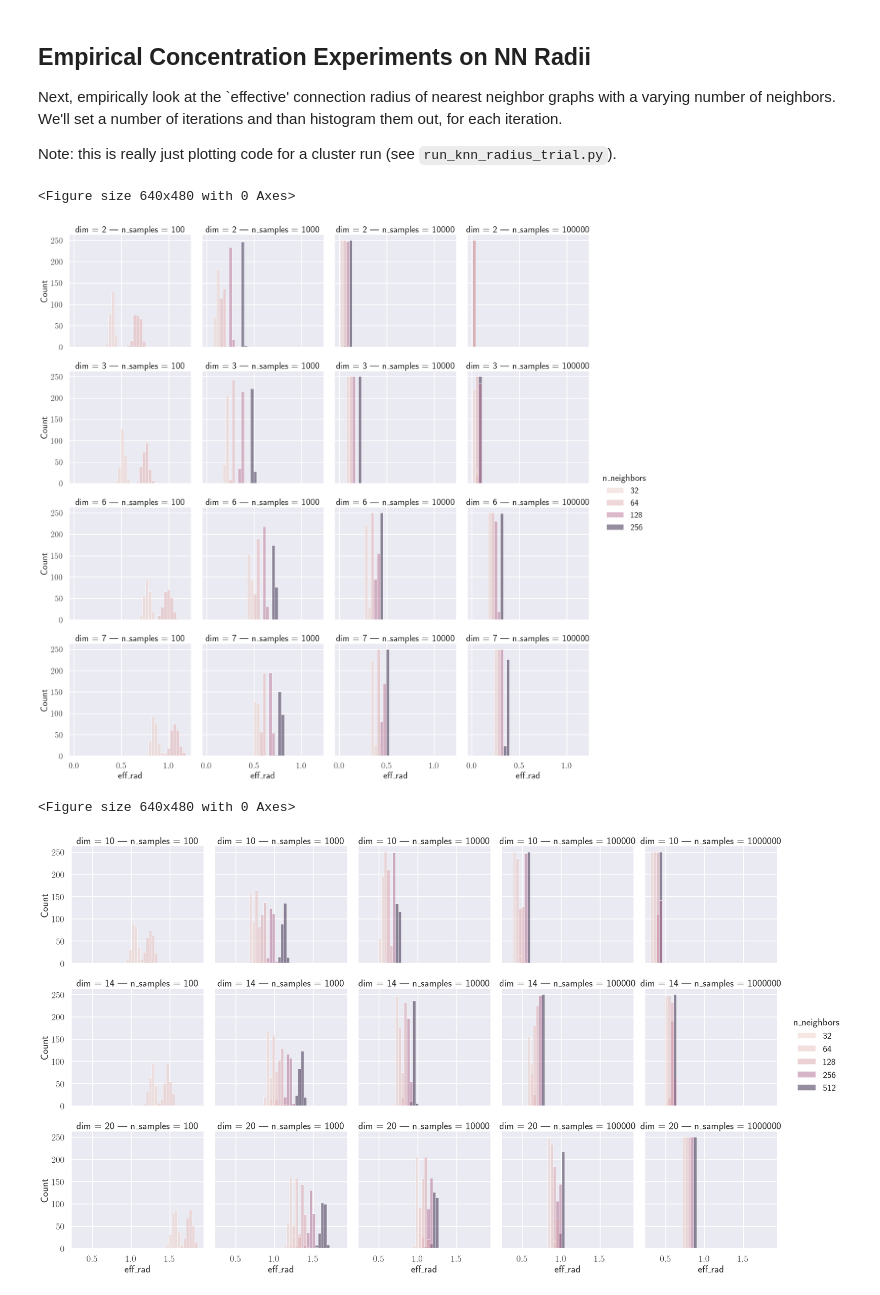
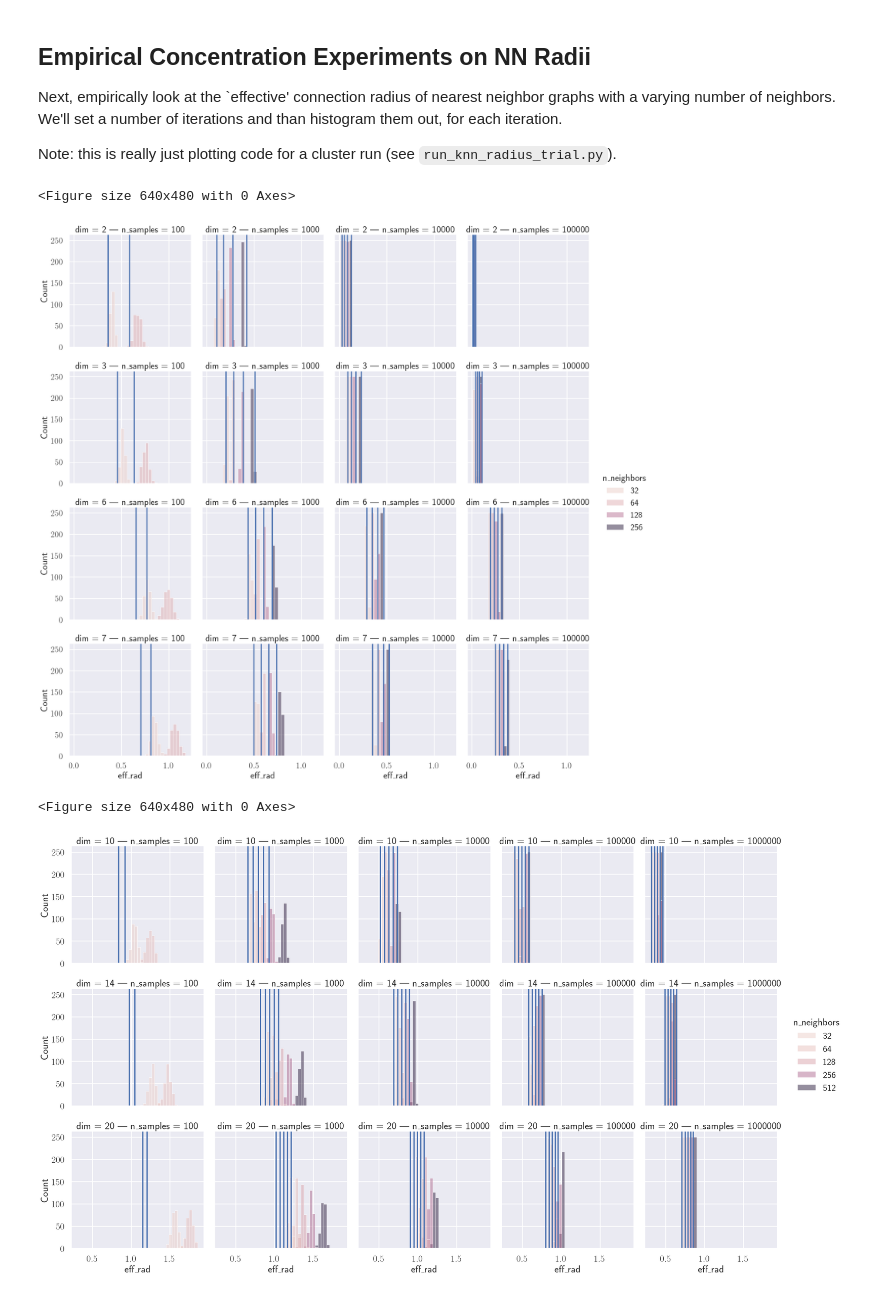
Before and after one commit to robustrobotics/nonasymptotic-mp, a Jupyter notebook: notebooks/designing_tractable_experiments.ipynb, the cells around one changed output. Drawn from its saved outputs; the diff is of its cells as text; code cells hidden in the pictures.

```diff
--- a/notebooks/designing_tractable_experiments.ipynb
+++ b/notebooks/designing_tractable_experiments.ipynb
@@ -148,6 +149,7 @@ def _initialize_plot_for_curve_ranges(_data_domains, _data_ranges, _range_labels
 
     return fig, axes
 
+
 def _batch_net_search(_ds, _sps, _param, _hit_vols, vol_thresh=1e-12):
     _required_samples = np.zeros((len(_ds), len(_sps), len(_param)))
     _required_samples[:, :, :] = np.nan
@@ -161,7 +163,8 @@ def _batch_net_search(_ds, _sps, _param, _hit_vols, vol_thresh=1e-12):
                 if _rho < vol_thresh:
                     continue
 
-                _required_samples[i_d, i_sp, i_rho] = doubling_sample_search_over_prob_bound((lambda _m: compute_sauer_shelah_bound(_m, _rho, _vc)) ,_sp)
+                _required_samples[i_d, i_sp, i_rho] = doubling_sample_search_over_prob_bound(
+                    (lambda _m: compute_sauer_shelah_bound(_m, _rho, _vc)), _sp)
         print('finished %i' % _d)
     return _required_samples
 # %% [markdown]
@@ -274,32 +276,78 @@ Next, empirically look at the `effective' connection radius of nearest neighbor
 Note: this is really just plotting code for a cluster run (see `run_knn_radius_trial.py`).
 # %%
 # load in and aggregate results
+import json
+from itertools import product
 def _exp_name_to_df(_en):
     out_dirs = glob.glob(os.path.join('exps', 'results', _en, 'out*.csv'))
     out_dfs = [pd.read_csv(_od, index_col=0) for _od in out_dirs]
     return pd.concat(out_dfs, axis=0)
+
+def _exp_name_to_dims_count_knn(_en):
+    config_path = os.path.join('exps', 'results', _en, 'config.json')
+    config = json.load(open(config_path, 'r'))
+    return config['dims_to_test'], config["sample_schedule"], config["neighbor_schedule"]
+
+def _exp_name_to_radius_df(_en, _p=0.95):
+    _record = []
+    _ds, _ns, _ks = _exp_name_to_dims_count_knn(_en)
+    for _d, _n, _k in product(_ds, _ns, _ks):
+        if _n < _k: #or _d != 6:
+            continue
+
+        _env_idx = np.searchsorted(ds, _d, side='left')
+        bound_rad = halving_radius_search_over_log_prob_bound(
+            lambda _r: compute_tail_knn_radius_log_prob_chernoff(_n, _k, _r, _d, vols_env[_env_idx]),
+            0.01,
+            1.4,
+            _p,
+            tol=1e-6
+        )
+        _record.append((_d, _n, _k, bound_rad))
+
+    return pd.DataFrame(_record, columns=['dim', 'n_samples', 'n_neighbors', 'eff_rad'])
+
+
+exp_name = 'knn_low_dim_run1_20240501-014835'
+big_out_df = _exp_name_to_df(exp_name)
+# big_out_df = big_out_df[big_out_df['n_samples']]
+bound_rads_df = _exp_name_to_radius_df(exp_name, _p=0.99)
+
+plt.figure()
+sns.set_theme(style="darkgrid", context='poster')
+sns.color_palette('colorblind')
+g = sns.displot(
+    big_out_df, x="eff_rad", row="dim", col="n_samples", hue='n_neighbors',
+)
+# couldn't get the refline to work, so doing a hacky thing, should be handled by displot
+for _, _rec in bound_rads_df.iterrows():
+    try:
+        g.axes_dict[(_rec['dim'].astype(int), _rec['n_samples'].astype(int))].axvline(_rec['eff_rad'])
+    except KeyError:
+        continue
+
+plt.show()
+# %% [output]
+<Figure size 640x480 with 0 Axes>
+[figure, added]
 # %%
-exp_name = 'knn_low_dim_run1_20240501-014835'
+
+exp_name = "knn_high_dim_run0_20240506-202400"
+bound_rads_df = _exp_name_to_radius_df(exp_name, _p=0.95)
 big_out_df = _exp_name_to_df(exp_name)
+# big_out_df = big_out_df[big_out_df['n_samples'] > 1000]
 plt.figure()
 sns.set_theme(style="darkgrid", context='poster')
 sns.color_palette('colorblind')
-sns.displot(
+g = sns.displot(
     big_out_df, x="eff_rad", row="dim", col="n_samples", hue='n_neighbors'
 )
+for _, _rec in bound_rads_df.iterrows():
+    try:
+        g.axes_dict[(_rec['dim'].astype(int), _rec['n_samples'].astype(int))].axvline(_rec['eff_rad'])
+    except KeyError:
+        continue
 plt.show()
-
-exp_name = "knn_high_dim_run0_20240506-202400"
-big_out_df = _exp_name_to_df(exp_name)
-plt.figure()
-sns.set_theme(style="darkgrid", context='poster')
-sns.color_palette('colorblind')
-sns.displot(
-    big_out_df, x="eff_rad", row="dim", col="n_samples", hue='n_neighbors'
-)
-plt.show()
 # %% [output]
 <Figure size 640x480 with 0 Axes>
-[figure, old version]
+[figure, new version]
-<Figure size 640x480 with 0 Axes>
-[figure, removed]
```
Also changed, not shown: parts of 6 cells of this notebook, 1 other file.
